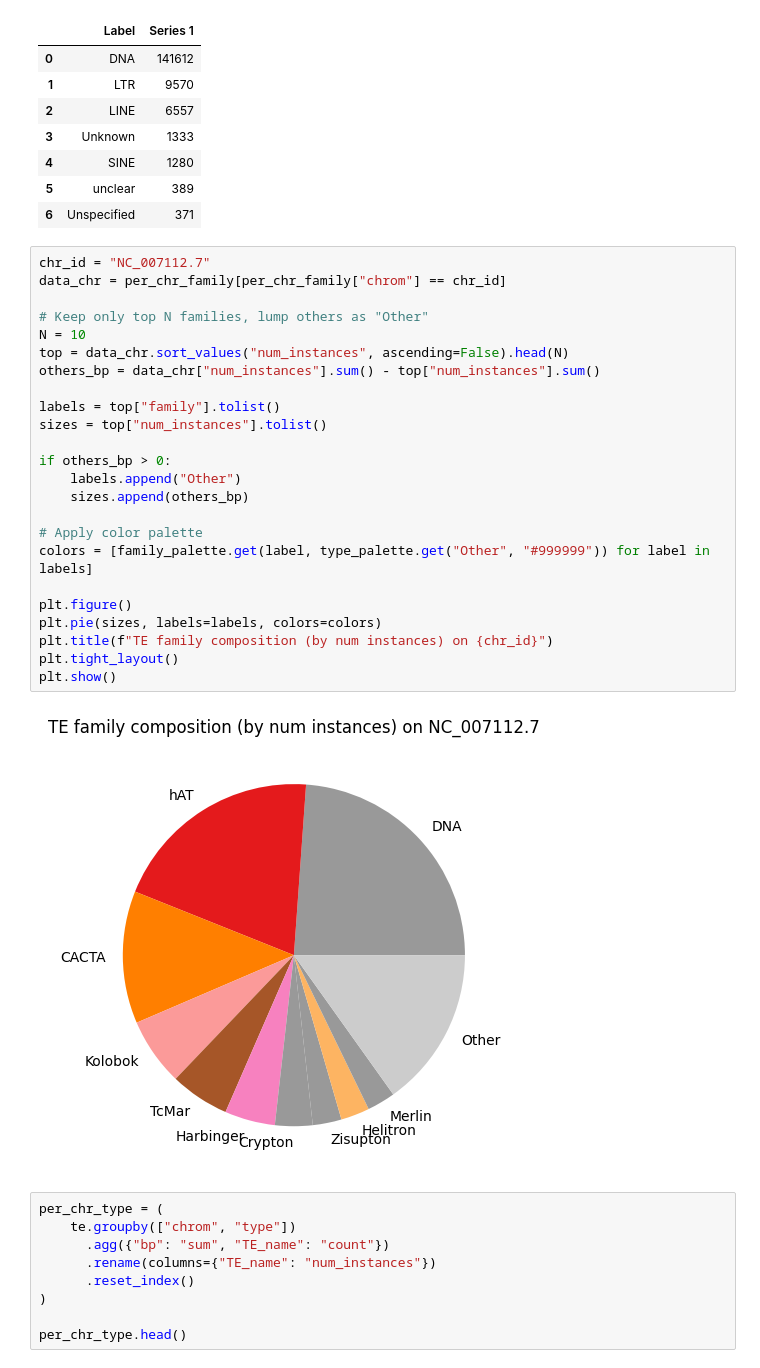
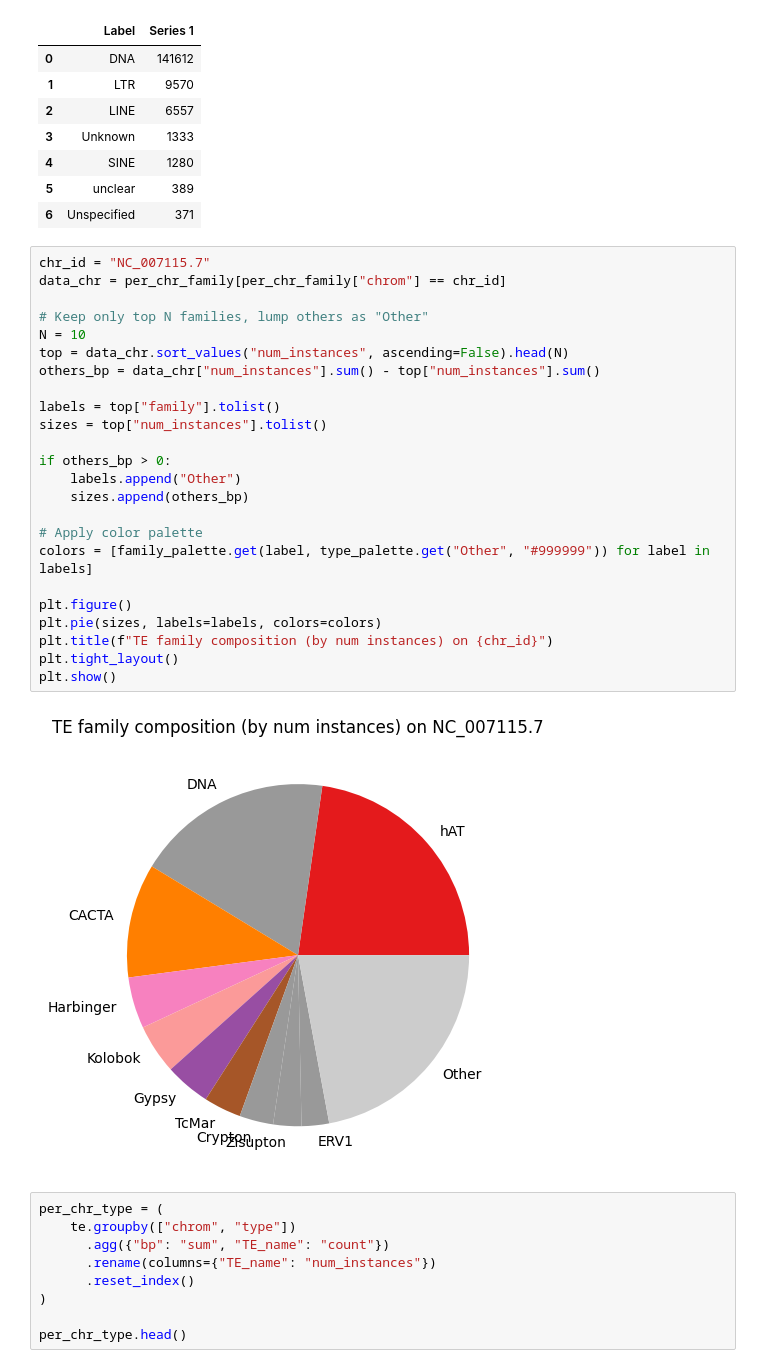
Before and after one commit to shalenyjlemko/DRario_compg, a Jupyter notebook: data/Drerio_FishTEDB/perChr_TE.ipynb, the cells around one changed output. Drawn from its saved outputs; the diff is of its cells as text.

```diff
--- a/data/Drerio_FishTEDB/perChr_TE.ipynb
+++ b/data/Drerio_FishTEDB/perChr_TE.ipynb
@@ -154,31 +154,31 @@ Data:
 | 5 | unclear | 389 |
 | 6 | Unspecified | 371 |
 # %%
-chr_id = "NC_007112.7"
+chr_id = "NC_007115.7"
 data_chr = per_chr_family[per_chr_family["chrom"] == chr_id]
 
 # Keep only top N families, lump others as "Other"
 N = 10
 top = data_chr.sort_values("num_instances", ascending=False).head(N)
 others_bp = data_chr["num_instances"].sum() - top["num_instances"].sum()
 
 labels = top["family"].tolist()
 sizes = top["num_instances"].tolist()
 
 if others_bp > 0:
     labels.append("Other")
     sizes.append(others_bp)
 
 # Apply color palette
 colors = [family_palette.get(label, type_palette.get("Other", "#999999")) for label in labels]
 
 plt.figure()
 plt.pie(sizes, labels=labels, colors=colors)
 plt.title(f"TE family composition (by num instances) on {chr_id}")
 plt.tight_layout()
 plt.show()
 # %% [output]
-[figure, old version]
+[figure, new version]
 # %%
 per_chr_type = (
     te.groupby(["chrom", "type"])
```
Also changed, not shown: parts of 5 cells of this notebook, 4 other files.
